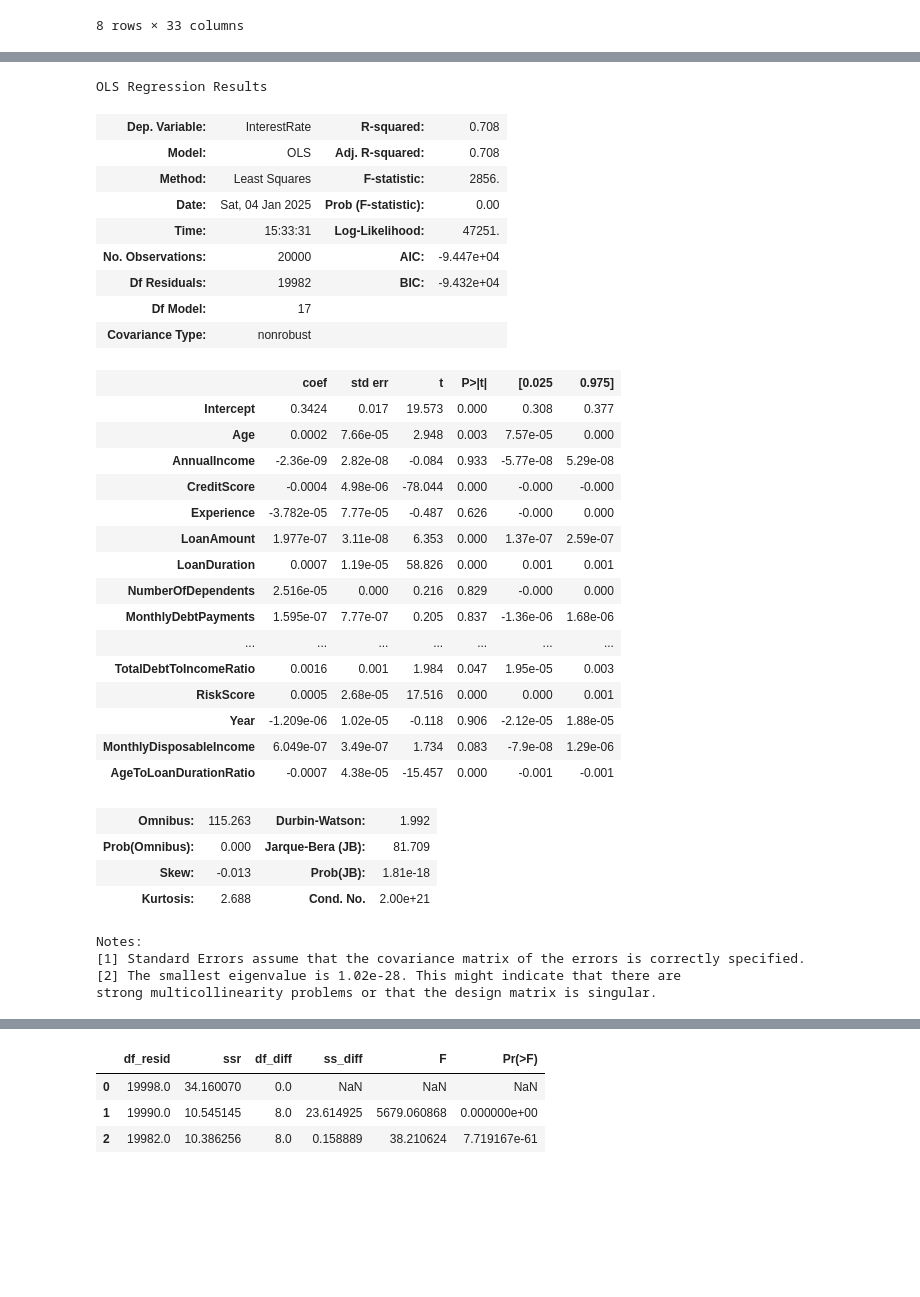
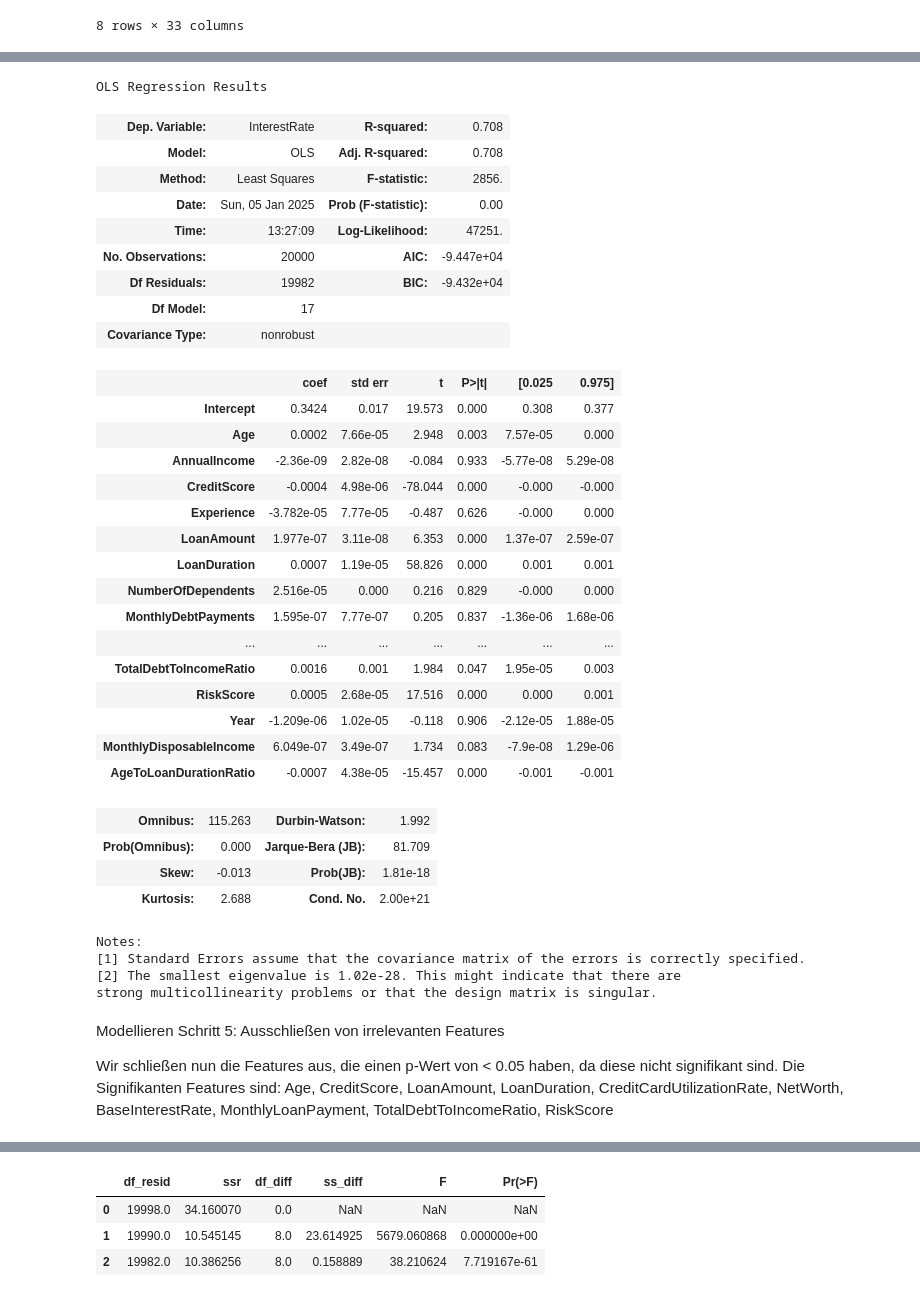
Before and after one commit to jovicdev97/financial-data-analytics, a Jupyter notebook: test.ipynb, the cells around one changed output, grey strips where cells are left out. Drawn from its saved outputs; the diff is of its cells as text; code cells hidden in the pictures; blank space fills up the shorter version.

Commit message:
Add: Alle Markdowns (ab Woche 8 muss noch nachgebessert werden)

```diff
--- a/test.ipynb
+++ b/test.ipynb
@@ -1105,23 +1309,16 @@ Notes:
 # %%
-""" Vergleich 2er LR-Modelle """
-""" Bis jetzt haben wir nur 1 Feature mit Zielvariable verglichen """
-""" Jetzt wollen wir alle Features berücksichtigen """
-
-# affair_full = ols("affairs ~ rate_marriage + age + yrs_married + children"
-#                   " + religious + educ + occupation + occupation_husb", data).fit()
-
 model_assumption_interestrate_age_with_all_features = ols(
     "InterestRate ~ Age + AnnualIncome + CreditScore + Experience + LoanAmount + LoanDuration + NumberOfDependents + MonthlyDebtPayments + CreditCardUtilizationRate + NumberOfOpenCreditLines + NetWorth + BaseInterestRate + MonthlyLoanPayment + TotalDebtToIncomeRatio + RiskScore + Year + MonthlyDisposableIncome + AgeToLoanDurationRatio",
     numerical_columns_for_regression_task,
 ).fit()
 model_assumption_interestrate_age_with_all_features.summary()
 # %% [output]
 OLS Regression Results
 | Dep. Variable: | InterestRate | R-squared: | 0.708 |
 | Model: | OLS | Adj. R-squared: | 0.708 |
 | Method: | Least Squares | F-statistic: | 2856. |
-| Date: | Sat, 04 Jan 2025 | Prob (F-statistic): | 0.00 |
-| Time: | 15:33:31 | Log-Likelihood: | 47251. |
+| Date: | Sun, 05 Jan 2025 | Prob (F-statistic): | 0.00 |
+| Time: | 13:27:09 | Log-Likelihood: | 47251. |
 | No. Observations: | 20000 | AIC: | -9.447e+04 |
 | Df Residuals: | 19982 | BIC: | -9.432e+04 |
 | Df Model: | 17 |  |  |
@@ -1150,4 +1347,9 @@ Notes:
 [1] Standard Errors assume that the covariance matrix of the errors is correctly specified.
 [2] The smallest eigenvalue is 1.02e-28. This might indicate that there are
 strong multicollinearity problems or that the design matrix is singular.
+# %% [markdown]
+Modellieren Schritt 5: Ausschließen von irrelevanten Features
+
+Wir schließen nun die Features aus, die einen p-Wert von < 0.05 haben, da diese nicht signifikant sind. Die Signifikanten Features sind:
+Age, CreditScore, LoanAmount, LoanDuration, CreditCardUtilizationRate, NetWorth, BaseInterestRate, MonthlyLoanPayment, TotalDebtToIncomeRatio, RiskScore
 # %%
```
Also changed, not shown: parts of 88 cells of this notebook.
